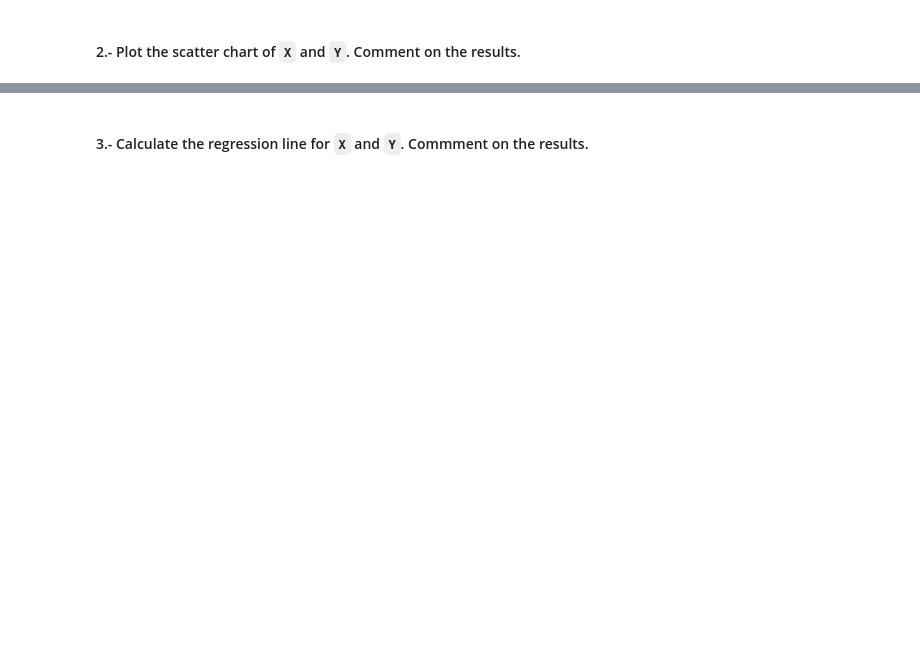
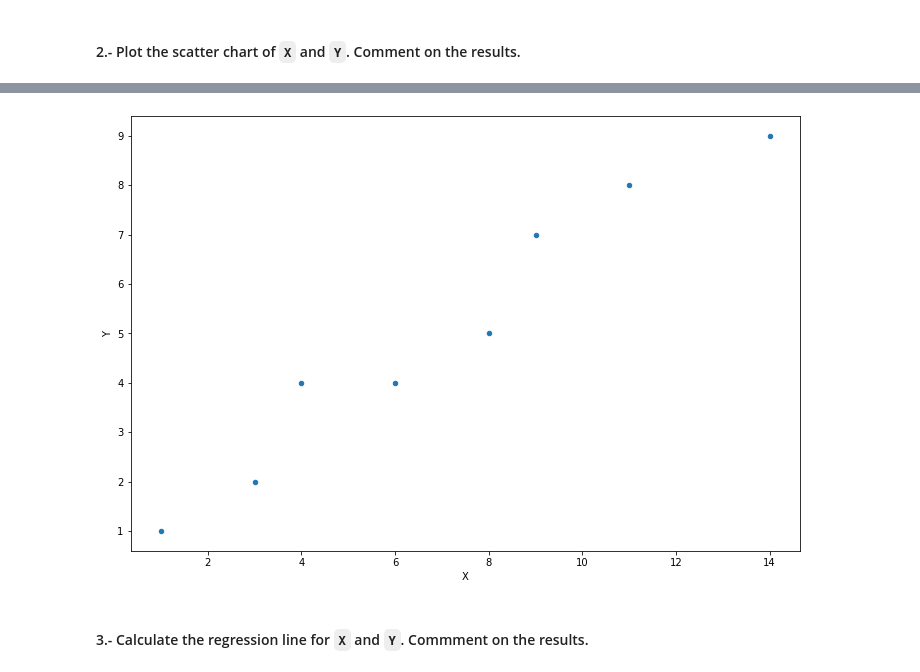
Before and after one commit to ta-data-remote/lab-linear-regression-correlation, a Jupyter notebook: your-code/main.ipynb, the cells around one changed output, grey strips where cells are left out. Drawn from its saved outputs; the diff is of its cells as text; code cells hidden in the pictures; blank space fills up the shorter version.

```diff
--- a/your-code/main.ipynb
+++ b/your-code/main.ipynb
@@ -103,0 +152,4 @@ Covariance: 12.0
+# %%
+ironbeers_df.plot.scatter(x='X',y='Y', figsize=(12,8));
+# %% [output]
+[figure, added]
```
Also changed, not shown: parts of 33 cells of this notebook.
